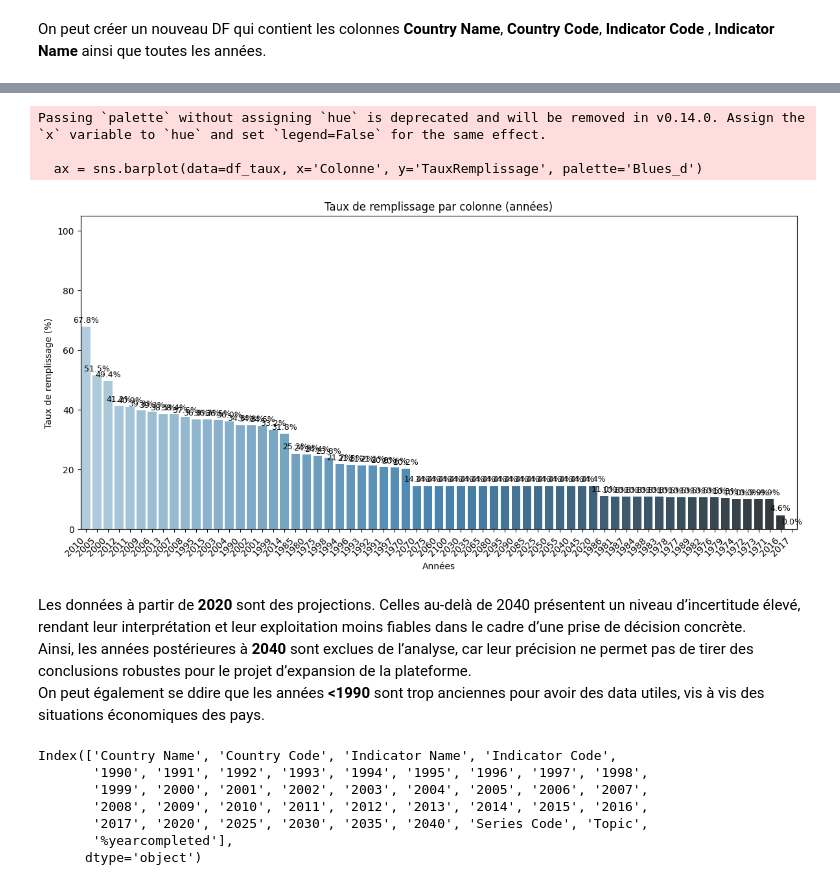
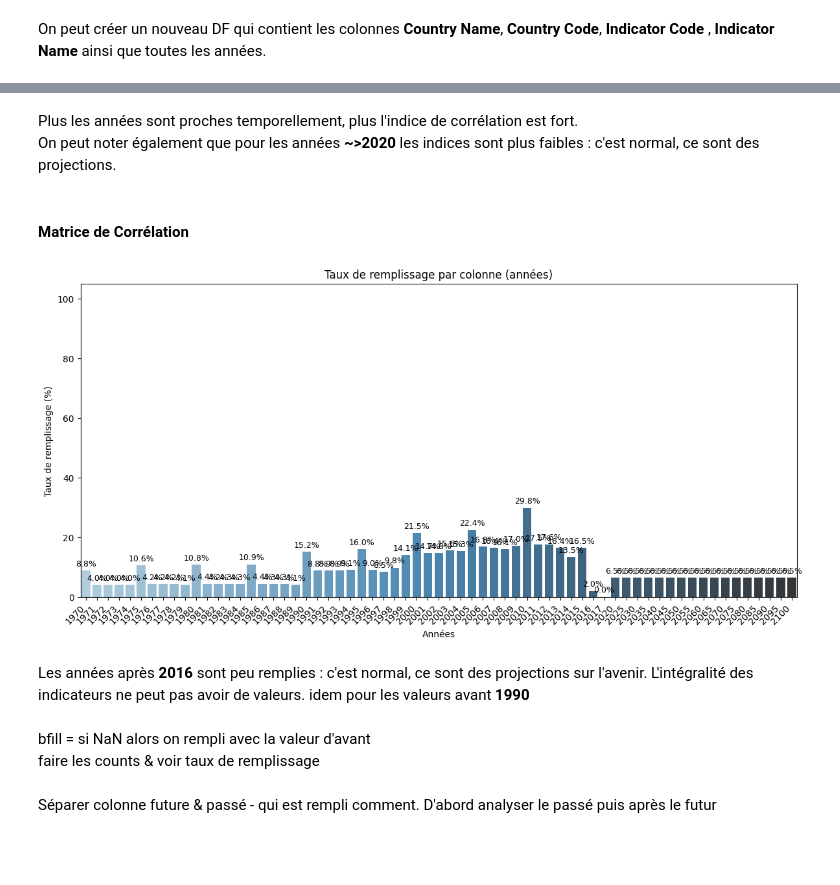
Before and after one commit to mcourte/DE_Projet2, a Jupyter notebook: jupyter_education_exo1.ipynb, the cells around one changed output, grey strips where cells are left out. Cells and saved outputs as stored; diff of their text form; code cells hidden in the pictures; blank space fills up the shorter version.

```diff
--- a/jupyter_education_exo1.ipynb
+++ b/jupyter_education_exo1.ipynb
@@ -1234,0 +1204,12 @@ ed_data_clean = ed_data_clean.copy()
+# %%
+useless_columns_country = [
+    'WB-2 code', 'National accounts base year', 'National accounts reference year',
+    'SNA price valuation', 'Other groups', 'System of National Accounts',
+    'Alternative conversion factor', 'PPP survey year', 'Balance of Payments Manual in use',
+    'External debt Reporting status', 'System of trade', 'Government Accounting concept',
+    'IMF data dissemination standard', 'Source of most recent Income and expenditure data',
+    'Vital registration complete', 'Latest agricultural census', 'Latest industrial data',
+    'Latest trade data', 'Latest water withdrawal data'
+]
+# %%
+country_filtered = country_clean.drop(useless_columns_country , axis=1)
@@ -1253,4 +1241,4 @@ Index(['Country Name', 'Country Code', 'Indicator Name', 'Indicator Code',
 On peut créer un nouveau DF qui contient les colonnes **Country Name**, **Country Code**, **Indicator Code** , **Indicator Name** ainsi que toutes les années.
 # %%
 df_indicators = ed_data_clean.merge(ed_series_clean[['Indicator Name', 'Series Code', 'Topic']], on='Indicator Name', how='left')
-df_indicators.columns
+df_indicators = df_indicators.merge(country_filtered, on='Country Code', how='inner')
@@ -1271,0 +1267,3 @@ df_indicators.shape
+# %%
+df_indicators.rename(columns={'Country Name_x': 'Country Name'}, inplace=True)
+df_indicators.drop("Country Name_y", axis=1)
@@ -1301,58 +1300,63 @@ df_taux.columns = ['Colonne', 'TauxRemplissage']
+# %% [markdown]
+Plus les années sont proches temporellement, plus l'indice de corrélation est fort.
+On peut noter également que pour les années **~>2020** les indices sont plus faibles : c'est normal, ce sont des projections.
+# %% [markdown]
+#### Matrice de Corrélation
 # %%
-# 1. Sélectionner les colonnes années
+# 1.On garde les colonnes dans df_indicators qui sont des nombres , dans notre cas, il n'y a que les années
 years_cols = [col for col in df_indicators.columns if col.isdigit()]
 
 # 2. Calculer la proportion de valeurs non manquantes par année
-years_proportion_completed = df_indicators[years_cols].notna().mean().sort_values(ascending=False)
+years_proportion_completed = df_indicators[years_cols].notna().mean()
 
 # 3. Transformation en DataFrame pour seaborn
 df_taux = (years_proportion_completed * 100).round(2).reset_index()
 df_taux.columns = ['Colonne', 'TauxRemplissage']
 
 # 4. Affichage
 plt.figure(figsize=(12, 6))
-ax = sns.barplot(data=df_taux, x='Colonne', y='TauxRemplissage', palette='Blues_d')
+ax = sns.barplot(data=df_taux, x='Colonne', y='TauxRemplissage', hue='Colonne', palette='Blues_d')
 
-# Afficher le taux au-dessus de chaque barre
+### Afficher le taux au-dessus de chaque barre
 for container in ax.containers:
     ax.bar_label(container, fmt='%.1f%%', label_type='edge', fontsize=9, padding=3)
 
 plt.title("Taux de remplissage par colonne (années)")
 plt.ylabel("Taux de remplissage (%)")
 plt.xlabel("Années")
 plt.ylim(0, 105)
 plt.xticks(rotation=45, ha='right')
 plt.tight_layout()
 plt.show()
 # %% [output]
-Passing `palette` without assigning `hue` is deprecated and will be removed in v0.14.0. Assign the `x` variable to `hue` and set `legend=False` for the same effect.
-
-  ax = sns.barplot(data=df_taux, x='Colonne', y='TauxRemplissage', palette='Blues_d')
-[figure, old version]
+[figure, new version]
-# %% [markdown]
-Les données à partir de **2020** sont des projections. Celles au-delà de 2040 présentent un niveau d’incertitude élevé, rendant leur interprétation et leur exploitation moins fiables dans le cadre d’une prise de décision concrète.
-Ainsi, les années postérieures à **2040** sont exclues de l’analyse, car leur précision ne permet pas de tirer des conclusions robustes pour le projet d’expansion de la plateforme.
-On peut également se ddire que les années **<1990** sont trop anciennes pour avoir des data utiles, vis à vis des situations économiques des pays.
+# %% [markdown]
+Les années après **2016** sont peu remplies : c'est normal, ce sont des projections sur l'avenir. L'intégralité des indicateurs ne peut pas avoir de valeurs.
+idem pour les valeurs avant **1990**
+# %% [markdown]
+bfill = si NaN alors on rempli avec la valeur d'avant
+faire les counts & voir taux de remplissage
+# %% [markdown]
+Séparer colonne future & passé - qui est rempli comment. D'abord analyser le passé puis après le futur
 # %%
 # 1. Construire la liste des années à supprimer : celles < 1990 et celles > 2040
-years_to_delete = list(np.arange(1970, 1990)) + list(np.arange(2041, 2101))
+years_passed = list(np.arange(1970, 2016))
+years_futur = list(np.arange(2016, 2101))
 
-# 2. Convertir ces années en chaînes (car les colonnes sont des strings)
-years_to_delete_str = [str(year) for year in years_to_delete]
 
-# 3. Filtrer les colonnes à supprimer en utilisant isin() + ~ (inverse) pour garder les autres
-cols_to_keep = [col for col in df_indicators.columns if not col.isdigit() or col not in years_to_delete_str]
+# 2. Convertir ces années en chaînes
+years_passed = [str(year) for year in years_passed]
+years_futur = [str(year) for year in years_futur]
+
+## Les colonnes du DF sont des chaînes. On transforme donc chaque année de la liste crée en chaîne de caractères.
+
+# 3. Filtrer les colonnes à supprimer
+cols_to_keep_futur = [col for col in df_indicators.columns if not col.isdigit() or col not in years_passed]
+cols_to_keep_passed = [col for col in df_indicators.columns if not col.isdigit() or col not in years_futur]
+
+## On garde : les colonnes non numériques (col if not col.isdigit()
+## Pour ces colonnes on garde les colonnes non présentes dans la liste years_to_delete_str
 
 # 4. Créer un nouveau DataFrame avec ces colonnes
-df_indicators_filtered = df_indicators[cols_to_keep]
-
-# Vérifier le résultat
-df_indicators_filtered.columns
+df_indicators_futur = df_indicators[cols_to_keep_futur]
+df_indicators_passed = df_indicators[cols_to_keep_passed]
-# %% [output]
-Index(['Country Name', 'Country Code', 'Indicator Name', 'Indicator Code',
-       '1990', '1991', '1992', '1993', '1994', '1995', '1996', '1997', '1998',
-       '1999', '2000', '2001', '2002', '2003', '2004', '2005', '2006', '2007',
-       '2008', '2009', '2010', '2011', '2012', '2013', '2014', '2015', '2016',
-       '2017', '2020', '2025', '2030', '2035', '2040', 'Series Code', 'Topic',
-       '%yearcompleted'],
-      dtype='object')
```
Also changed, not shown: parts of 182 cells of this notebook, 1 other file.
